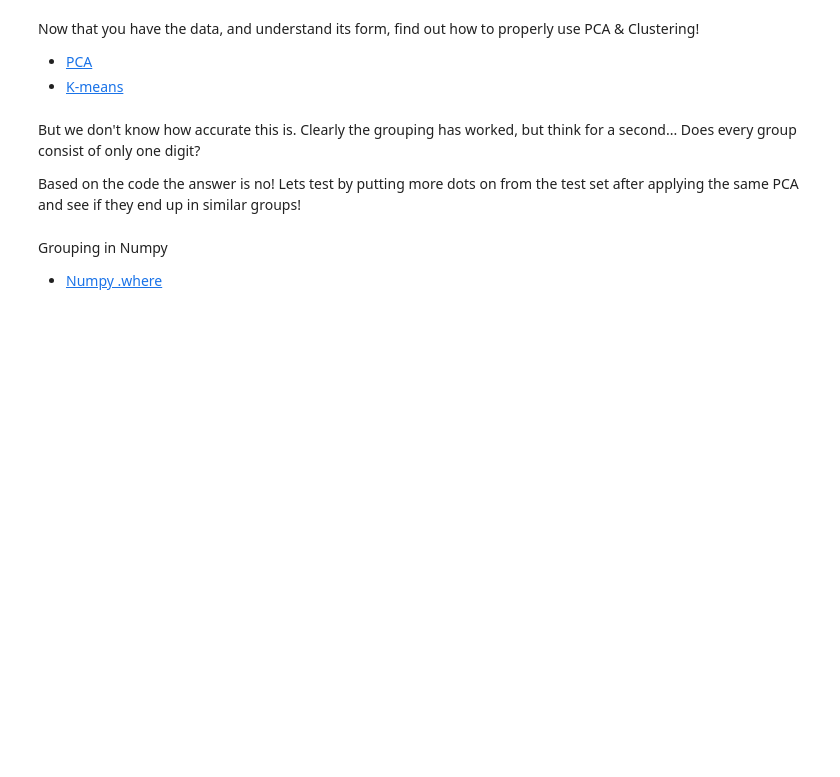
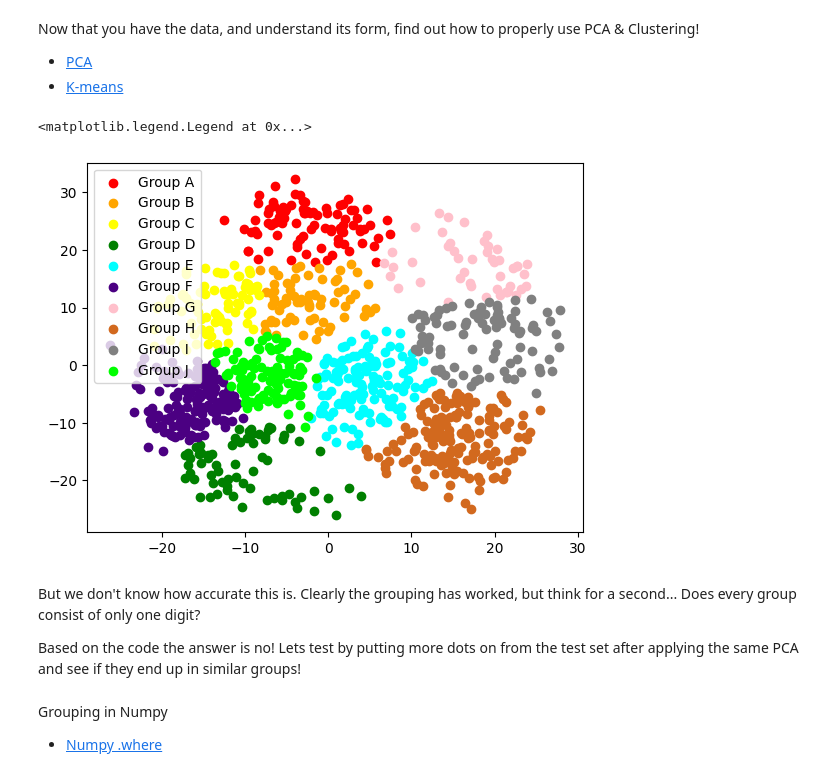
Before and after one commit to interactive-intelligence/intro-neuro-ai, a Jupyter notebook: unit-1/answers/clustering-pca-ans.ipynb, the cells around one changed output. Drawn from its saved outputs; the diff is of its cells as text; code cells hidden in the pictures; blank space fills up the shorter version.

```diff
--- a/unit-1/answers/clustering-pca-ans.ipynb
+++ b/unit-1/answers/clustering-pca-ans.ipynb
@@ -42,6 +49,13 @@ Splitting data into Train/Test
 # test_data: Remaining test data
 # test_labels = Remaining labels associated w/ test data
 
+#! Answer
+train_data = data[:1000]
+train_labels = labels[:1000]
+
+test_data = data[1000:]
+test_labels = labels[1000:]
+
 #----------------------------------------------------------------#
 print(f"Train Data Shape:{train_data.shape}") # = (1000, 64)
 print(f"Train Label Shape: {train_labels.shape}") # = (1000,)
@@ -65,23 +91,31 @@ Now that you have the data, and understand its form, find out how to properly us
 # %%
 from sklearn.cluster import KMeans
 from sklearn.decomposition import PCA
 
 # Reduce the train data using PCA and then fit it using kmeans
 
 ## TODO: Create the following variables and execute the following code
 # reduced_data: PCA'ed training data
 # kmeans: KMeans object for 10 clusters
 # Additionally, call kmeans.fit() on the reduced data
 
+#! Answer
+reduced_data = PCA(n_components=2).fit_transform(train_data)
+kmeans = KMeans(init="random", n_clusters=10, n_init=1)
+kmeans.fit(reduced_data)
+
 #----------------------------------------------------------------#
 reduced_data = reduced_data.transpose()
 colors = ["red", "orange", "yellow", "green", "cyan", "indigo", "pink", "chocolate", "grey", "lime"]
 fig, ax = plt.subplots()
 for g in np.unique(kmeans.labels_):
     idxs = np.where(kmeans.labels_ == g)
     ax.scatter(reduced_data[0][idxs], reduced_data[1][idxs], color=colors[g], label=f"Group {chr(g+65)}")
 ax.legend()
 #----------------------------------------------------------------#
+# %% [output]
+<matplotlib.legend.Legend at 0x...>
+[figure, added]
 # %% [markdown]
 But we don't know how accurate this is. Clearly the grouping has worked, but think for a second... Does every group consist of only one digit?
 
```
Also changed, not shown: parts of 4 cells of this notebook, 1 other file.
